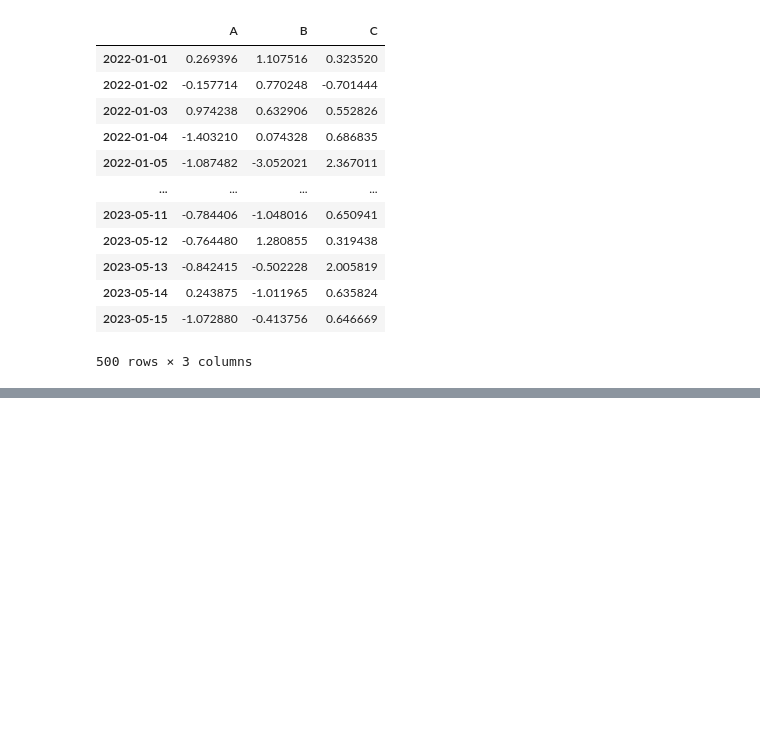
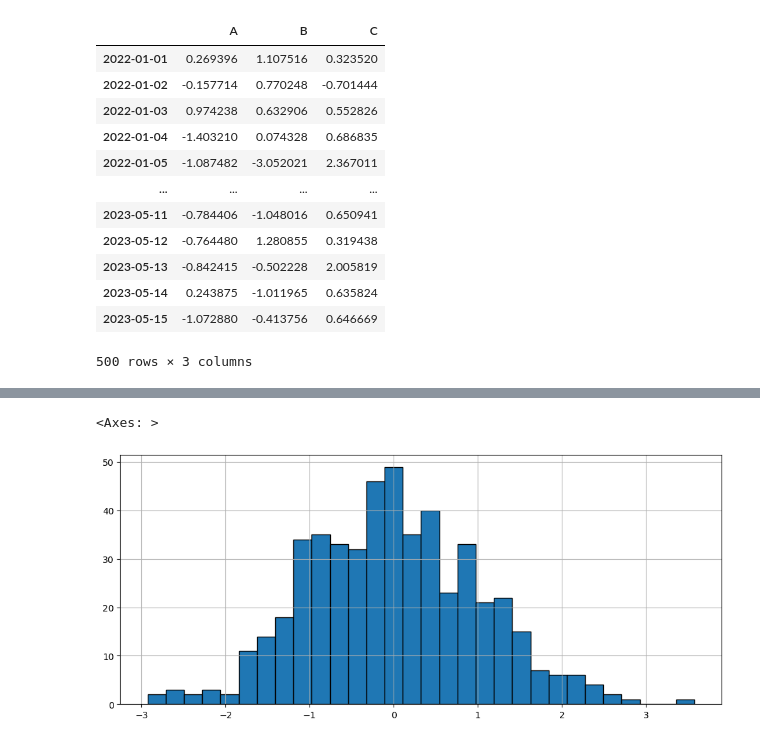
Before and after one commit to MDalamin5/Data-Science-ML, a Jupyter notebook: Python-Libraries_and_OOPs/Ostad-PY-Libraries/Week-8-Data-visualization/Pandas/class/main.ipynb, the cells around one changed output, grey strips where cells are left out. Cells and saved outputs as stored; diff of their text form; code cells hidden in the pictures; blank space fills up the shorter version.

```diff
--- a/Python-Libraries_and_OOPs/Ostad-PY-Libraries/Week-8-Data-visualization/Pandas/class/main.ipynb
+++ b/Python-Libraries_and_OOPs/Ostad-PY-Libraries/Week-8-Data-visualization/Pandas/class/main.ipynb
@@ -43,0 +72,5 @@ df1
+# %%
+df1['A'].hist(bins=30, edgecolor='black', figsize=(12, 5))
+# %% [output]
+<Axes: >
+[figure, added]
```
Also changed, not shown: parts of 2 cells of this notebook, 1 other file.
